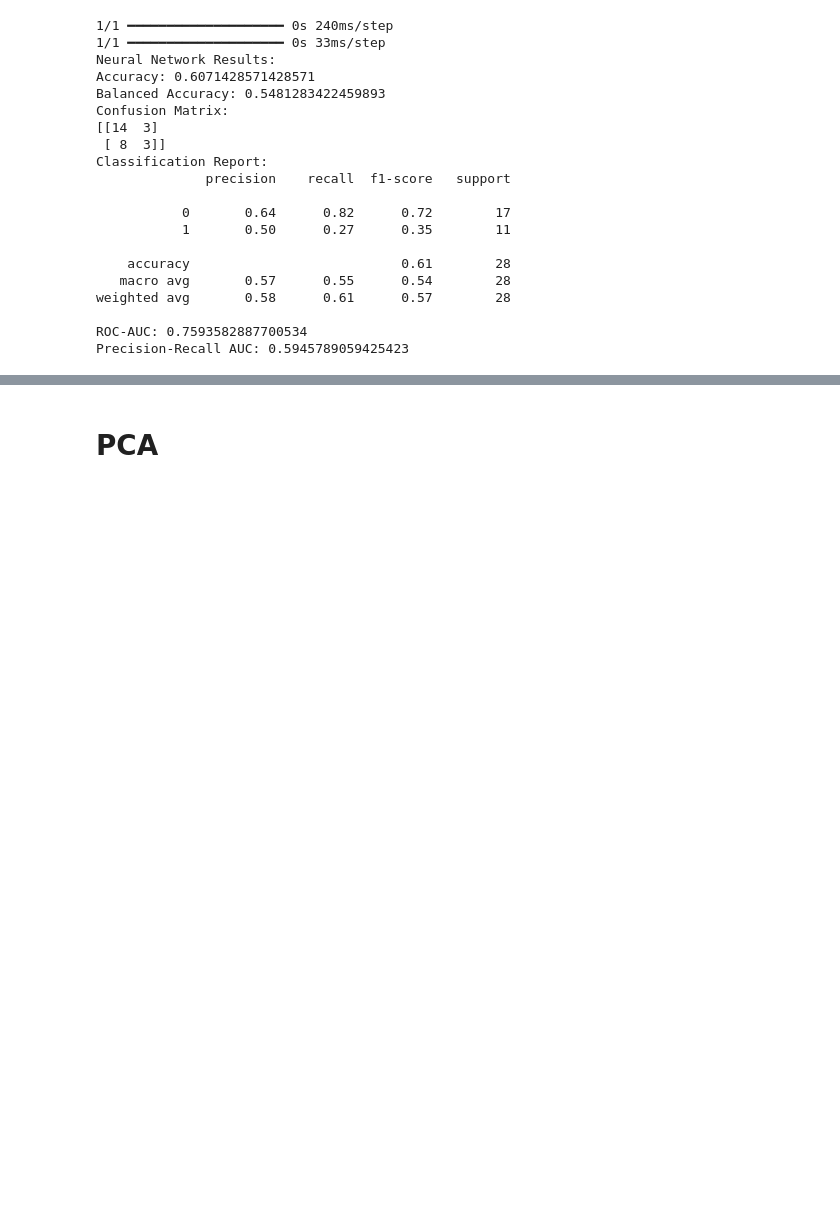
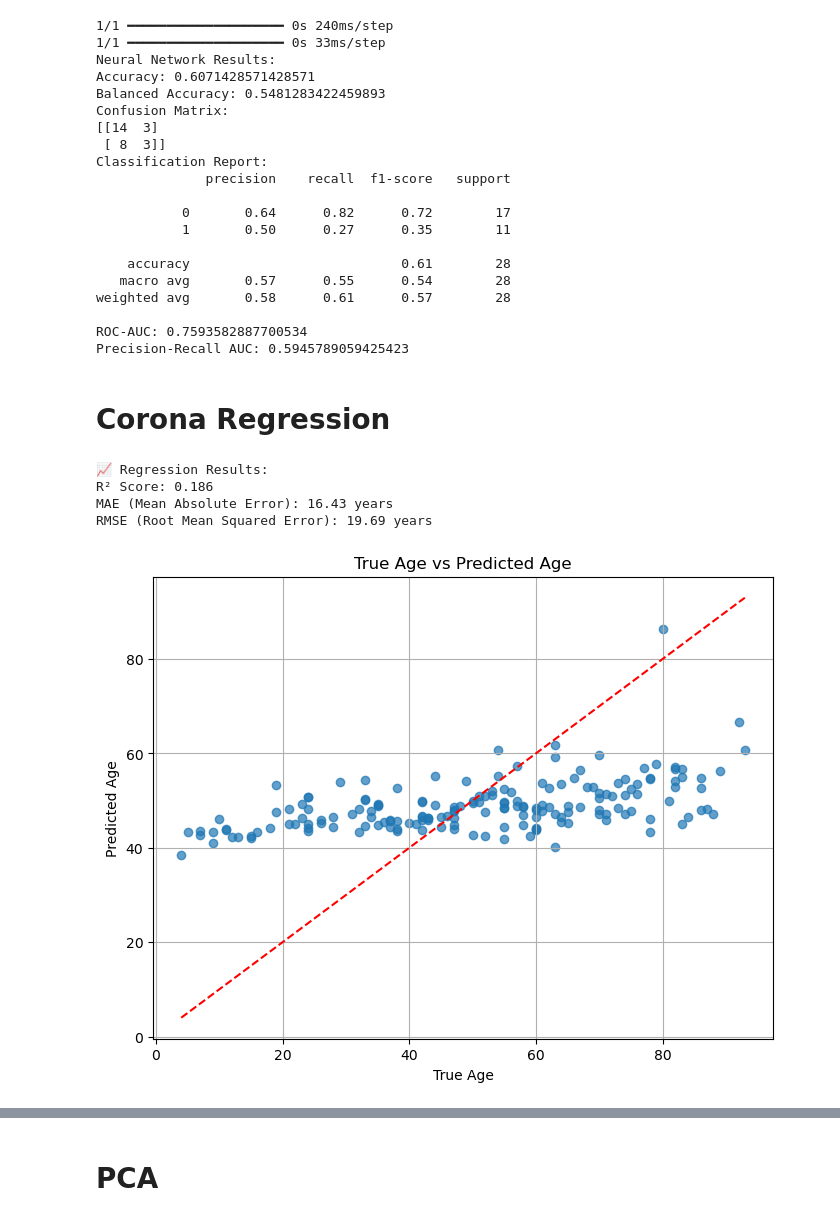
Before and after one commit to OrrBav/GNN_project, a Jupyter notebook: percentile_eda.ipynb, the cells around one changed output, grey strips where cells are left out. Drawn from its saved outputs; the diff is of its cells as text; code cells hidden in the pictures; blank space fills up the shorter version.

```diff
--- a/percentile_eda.ipynb
+++ b/percentile_eda.ipynb
@@ -1399,7 +1417,7 @@ import numpy as np
 from atom import ATOMClassifier  # Use ATOMRegressor for regression
 import pandas as pd
 # %%
-all_results, labels_dict = load_results("/home/dsi/orrbavly/GNN_project/embeddings/kidney_percentiles/perc_results_cos_4_19k.json", data_type="kidney")
+all_results, labels_dict = load_results("/home/dsi/orrbavly/GNN_project/embeddings/colon_percentiles/TRB/percentiles_results_cos_every5_new_mixcr.json", data_type="colon")
 data, labels = prepare_data_nosplit(all_results, labels_dict)
 # %%
 data_df = pd.DataFrame(data)
@@ -4976,3 +4994,5 @@ weighted avg       0.58      0.61      0.57        28
 
 ROC-AUC: 0.7593582887700534
 Precision-Recall AUC: 0.5945789059425423
+# %% [markdown]
+# Corona Regression
@@ -4978,0 +5060,49 @@ Precision-Recall AUC: 0.5945789059425423
+# %%
+data, labels = prepare_corona_regression_nosplit(all_results, corona_meta)
+# %%
+from sklearn.model_selection import train_test_split
+from sklearn.linear_model import Ridge
+from sklearn.metrics import mean_absolute_error, mean_squared_error, r2_score
+import numpy as np
+
+# 1. Split your data
+X_train, X_test, y_train, y_test = train_test_split(
+    data, labels, test_size=0.2, random_state=42
+)
+
+# 2. Initialize a regression model
+model = Ridge(alpha=1.0)  # Ridge regression is simple and robust
+
+# 3. Train the model
+model.fit(X_train, y_train)
+
+# 4. Predict on the test set
+y_pred = model.predict(X_test)
+
+# 5. Evaluate the performance
+r2 = r2_score(y_test, y_pred)
+mae = mean_absolute_error(y_test, y_pred)
+rmse = np.sqrt(mean_squared_error(y_test, y_pred))
+
+print("\n📈 Regression Results:")
+print(f"R² Score: {r2:.3f}")
+print(f"MAE (Mean Absolute Error): {mae:.2f} years")
+print(f"RMSE (Root Mean Squared Error): {rmse:.2f} years")
+# %% [output]
+📈 Regression Results:
+R² Score: 0.186
+MAE (Mean Absolute Error): 16.43 years
+RMSE (Root Mean Squared Error): 19.69 years
+# %%
+import matplotlib.pyplot as plt
+
+plt.figure(figsize=(8,6))
+plt.scatter(y_test, y_pred, alpha=0.7)
+plt.plot([y_test.min(), y_test.max()], [y_test.min(), y_test.max()], 'r--')
+plt.xlabel("True Age")
+plt.ylabel("Predicted Age")
+plt.title("True Age vs Predicted Age")
+plt.grid(True)
+plt.show()
+# %% [output]
+[figure, added]
```
Also changed, not shown: parts of 18 cells of this notebook, 25 other files.
